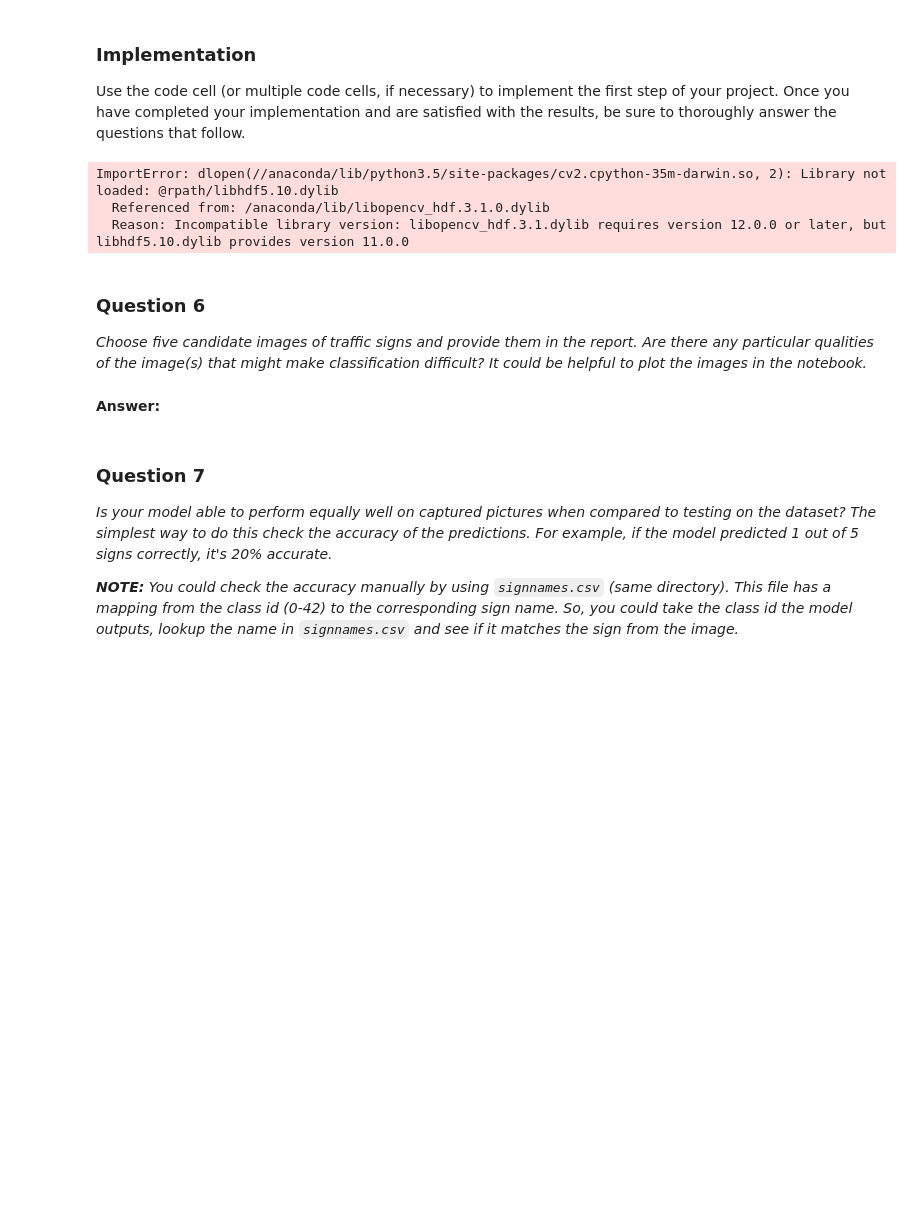
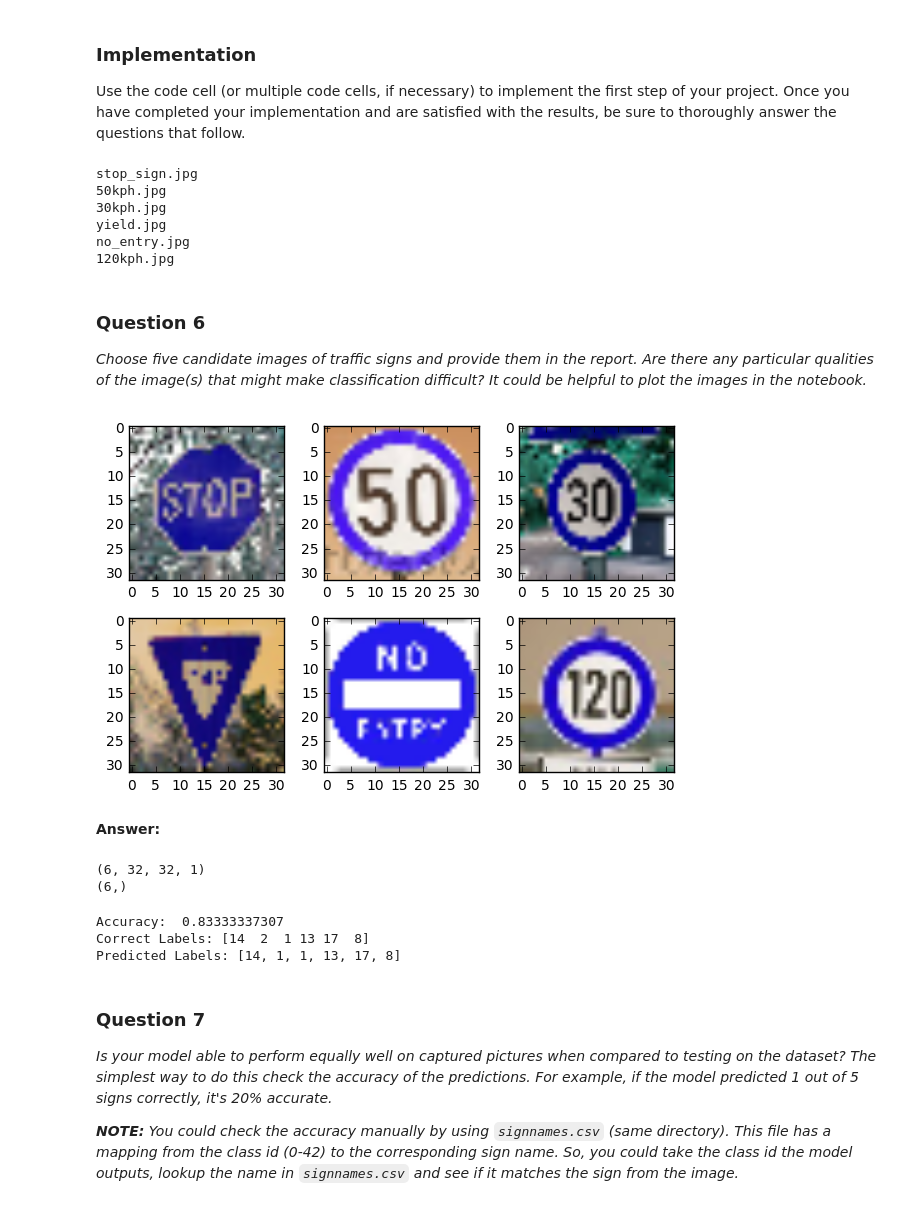
Before and after one commit to kalyanramu/CarND-TrafficSignLab, a Jupyter notebook: Traffic_Sign_Classifier-HW.ipynb, the cells around one changed output. Cells and saved outputs as stored; diff of their text form; code cells hidden in the pictures; blank space fills up the shorter version.

Commit message:
Edits before Submission1

```diff
--- a/Traffic_Sign_Classifier-HW.ipynb
+++ b/Traffic_Sign_Classifier-HW.ipynb
@@ -396,28 +196,3 @@ def GetEvalMetricswithLabels(X_data, y_data,batch_fcdkp=1.0,batch_convdkp=1.0,bn
-# %%
-#Define Hyperparameters
-#Shuffle the data before feeding to TensorFlow
-from sklearn.utils import shuffle
-from sklearn.model_selection import train_test_split
-
-EPOCHS = 50
-BATCH_SIZE = 128
-
-
-
-#Normalize the R,G,B channels
-X_train_raw_norm = (X_train_raw- 127.5)/255.0
-#X_augument_norm = (X_augument - 127.5)/255.0
-X_valid_raw_norm = (X_valid_raw- 127.5)/255.0
-#y_train_raw,y_augument,y_valid_raw
-
-
-X_train = X_train_raw_norm
-y_train = y_train_raw
-X_valid = X_valid_raw_norm
-y_valid = y_valid_raw
-
-X_train, y_train = shuffle(X_train, y_train)
-X_valid, y_valid = shuffle(X_valid, y_valid)
 # %%
 #Train the model
 from sklearn.utils import shuffle
@@ -622,23 +365,40 @@ Use the code cell (or multiple code cells, if necessary) to implement the first
 import os
 import matplotlib.pyplot as plt
 import cv2
+import numpy as np
+%matplotlib inline
 
 test_images = []
 path = './test_images/'
 for image in os.listdir(path):
+    print(image)
     img = cv2.imread(path + image)
-    img = cv2.resize(img, (32,32))
+    #print(img.shape)
+    #plt.imshow(img)
+    img = cv2.resize(img, (32,32),interpolation = cv2.INTER_LINEAR)
+    #print(img.shape)
     test_images.append(img)
-
-test_images = np.array(test_images)
-test_images = pre_process_gray(test_images)
 # %% [output]
-ImportError: dlopen(//anaconda/lib/python3.5/site-packages/cv2.cpython-35m-darwin.so, 2): Library not loaded: @rpath/libhdf5.10.dylib
-  Referenced from: /anaconda/lib/libopencv_hdf.3.1.0.dylib
-  Reason: Incompatible library version: libopencv_hdf.3.1.dylib requires version 12.0.0 or later, but libhdf5.10.dylib provides version 11.0.0
+stop_sign.jpg
+50kph.jpg
+30kph.jpg
+yield.jpg
+no_entry.jpg
+120kph.jpg
 # %% [markdown]
 ### Question 6
 
 _Choose five candidate images of traffic signs and provide them in the report. Are there any particular qualities of the image(s) that might make classification difficult? It could be helpful to plot the images in the notebook._
+# %%
+fig = plt.figure()
+
+for i, image in enumerate(test_images):
+    grid = plt.subplot(2,3,i+1)
+    grid.imshow(image)
+
+plt.tight_layout()
+plt.show()
+# %% [output]
+[figure, added]
 # %% [markdown]
 **Answer:**
@@ -648,3 +424,27 @@ _Choose five candidate images of traffic signs and provide them in the report. A
+# %%
+X_vals = Preprocess(test_images)
+y_vals = np.array([14,2,1,13,17,8])
+
+print(X_vals.shape)
+print(y_vals.shape)
+# %% [output]
+(6, 32, 32, 1)
+(6,)
+# %%
+#images_in = (img_vals-127.5)/255.0
+import tensorflow as tf
+with tf.Session() as sess:
+    loader = tf.train.import_meta_graph('trafficsign.meta')
+    loader.restore(sess, tf.train.latest_checkpoint('.'))
+    accuracy, loss, labels = GetEvalMetricswithLabels(X_vals, y_vals,batch_fcdkp=1.0,batch_convdkp=1.0)
+
+print("Accuracy: ", accuracy)
+print("Correct Labels:",y_vals)
+print("Predicted Labels:",labels[0])
+# %% [output]
+Accuracy:  0.83333337307
+Correct Labels: [14  2  1 13 17  8]
+Predicted Labels: [14, 1, 1, 13, 17, 8]
 # %% [markdown]
 ### Question 7
 
```
Also changed, not shown: parts of 36 cells of this notebook, 1 other file.
